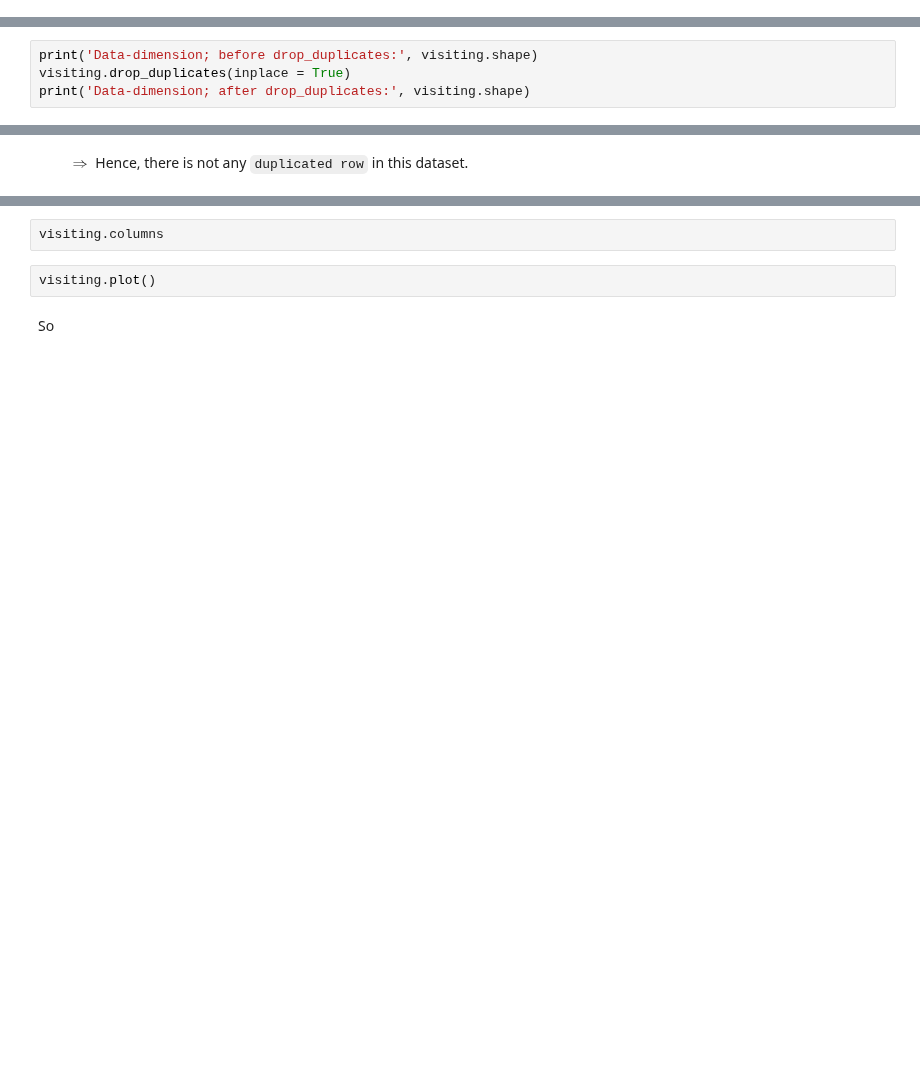
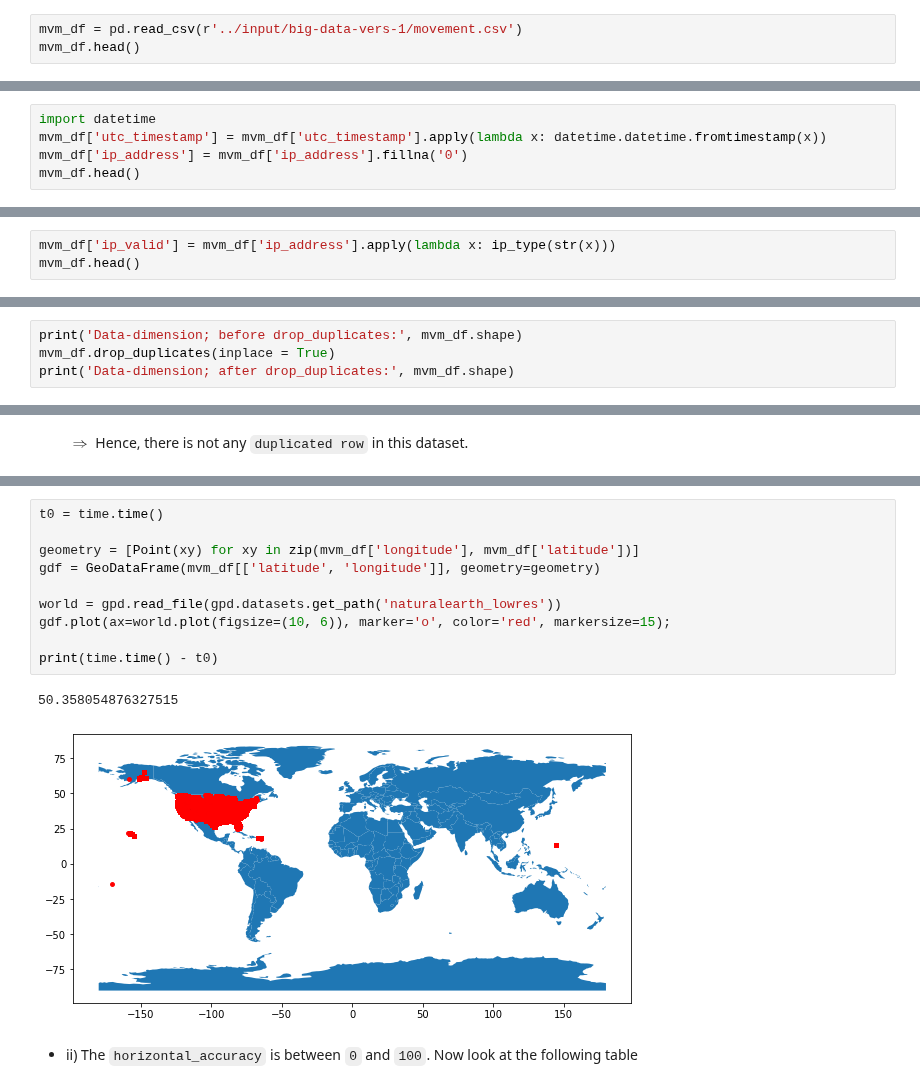
Before and after one commit to NhanDoV/Lectures_notes-teaching-in-VN-, a Jupyter notebook: data_analyst_exercises/Cleaning data/problem1-cleaning-big-data-pyspark.ipynb, the cells around one changed output, grey strips where cells are left out. Saved outputs shown, nothing was run; the diff lists cells and outputs as text; blank space fills up the shorter version.

Commit message:
EX1. data: movement

```diff
--- a/data_analyst_exercises/Cleaning data/problem1-cleaning-big-data-pyspark.ipynb
+++ b/data_analyst_exercises/Cleaning data/problem1-cleaning-big-data-pyspark.ipynb
@@ -30,0 +54,3 @@ sqlContext = SQLContext(sc)
+# %%
+mvm_df = pd.read_csv(r'../input/big-data-vers-1/movement.csv')
+mvm_df.head()
@@ -96,0 +123,5 @@ sns.barplot(x = 'brands', y = 'count', orient = 'h', data = query)
+# %%
+import datetime
+mvm_df['utc_timestamp'] = mvm_df['utc_timestamp'].apply(lambda x: datetime.datetime.fromtimestamp(x))
+mvm_df['ip_address'] = mvm_df['ip_address'].fillna('0')
+mvm_df.head()
@@ -96,0 +186,3 @@ sns.barplot(x = 'brands', y = 'count', orient = 'h', data = query)
+# %%
+mvm_df['ip_valid'] = mvm_df['ip_address'].apply(lambda x: ip_type(str(x)))
+mvm_df.head()
@@ -105,6 +228,6 @@ De-duplication is one of the largest areas to be considered in this process.
 
 In `Python`, `an` observation is corresponding to the `row in DataFrame table`, hence: you can use the function `dataframe.drop_duplicates()` from `pandas` to solve this process.
 # %%
-print('Data-dimension; before drop_duplicates:', visiting.shape)
-visiting.drop_duplicates(inplace = True)
-print('Data-dimension; after drop_duplicates:', visiting.shape)
+print('Data-dimension; before drop_duplicates:', mvm_df.shape)
+mvm_df.drop_duplicates(inplace = True)
+print('Data-dimension; after drop_duplicates:', mvm_df.shape)
@@ -127,6 +252,15 @@ $\qquad$ **Step 1. Apply the `count plot`**
-# %%
-visiting.columns
-# %%
-visiting.plot()
-# %% [markdown]
-So
+# %%
+t0 = time.time()
+
+geometry = [Point(xy) for xy in zip(mvm_df['longitude'], mvm_df['latitude'])]
+gdf = GeoDataFrame(mvm_df[['latitude', 'longitude']], geometry=geometry)
+
+world = gpd.read_file(gpd.datasets.get_path('naturalearth_lowres'))
+gdf.plot(ax=world.plot(figsize=(10, 6)), marker='o', color='red', markersize=15);
+
+print(time.time() - t0)
+# %% [output]
+50.358054876327515
+[figure, added]
+# %% [markdown]
+- ii) The `horizontal_accuracy` is between `0` and `100`. Now look at the following table
```
Also changed, not shown: parts of 41 cells of this notebook.
